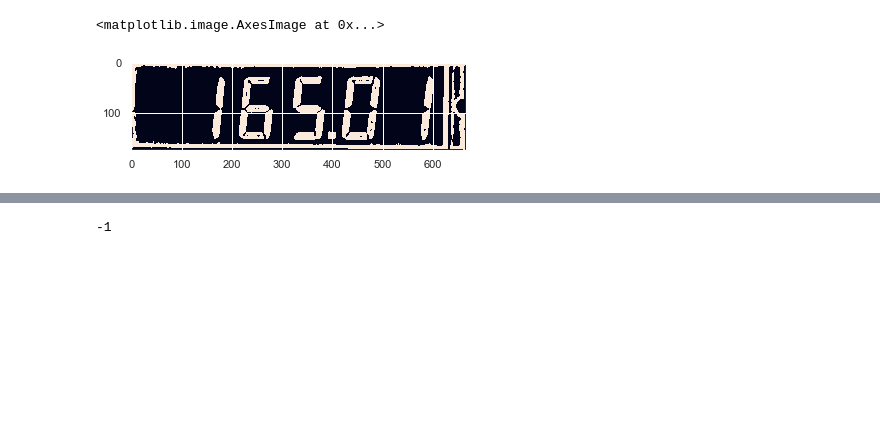
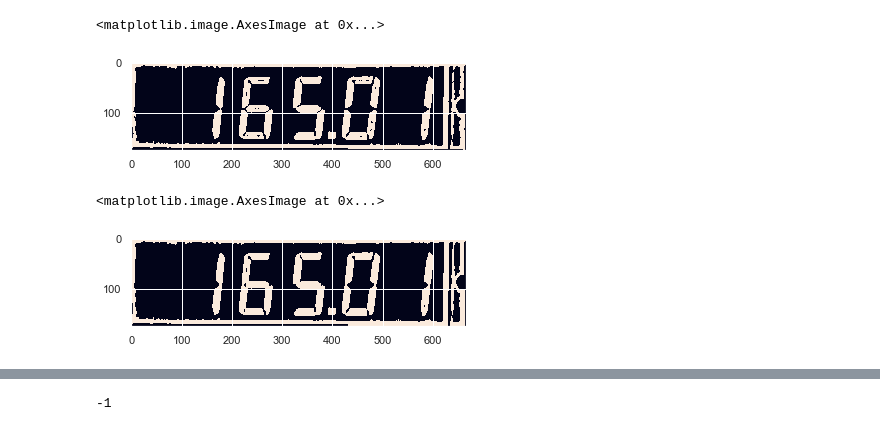
Before and after one commit to raphaaael95/Eleven_study, a Jupyter notebook: RAN_Digital_AM.ipynb, the cells around one changed output, grey strips where cells are left out. Saved outputs shown, nothing was run; the diff lists cells and outputs as text; code cells hidden in the pictures; blank space fills up the shorter version.

Commit message:
Version of digital reading with open/close functions

```diff
--- a/RAN_Digital_AM.ipynb
+++ b/RAN_Digital_AM.ipynb
@@ -78,8 +49,7 @@ plt.imshow(image)
 # %%
 # find contours in the edge map, then sort them by their
 # size in descending order
-cnts = cv2.findContours(edged.copy(), cv2.RETR_EXTERNAL,
-    cv2.CHAIN_APPROX_SIMPLE)
+cnts = cv2.findContours(edged.copy(), cv2.RETR_EXTERNAL,cv2.CHAIN_APPROX_SIMPLE)
 cnts = imutils.grab_contours(cnts)
 cnts = sorted(cnts, key=cv2.contourArea, reverse=True)
 displayCnt = None
@@ -135 +111,4 @@ thresh = cv2.morphologyEx(th2, cv2.MORPH_OPEN, kernel)
+# %%
+#Opening is just another name of erosion followed by dilation. It is useful in removing noise.
+thresh_opening = cv2.morphologyEx(th2, cv2.MORPH_OPEN, kernel, iterations = 1)
 # %%
@@ -137,3 +116,12 @@ plt.imshow(thresh)
 # %% [output]
 <matplotlib.image.AxesImage at 0x...>
 [figure]
+# %%
+#Closing is reverse of Opening, Dilation followed by Erosion.
+#It is useful in closing small holes inside the foreground objects, or small black points on the object.
+thresh_closing = cv2.morphologyEx(thresh_opening, cv2.MORPH_CLOSE, kernel, iterations = 1)
+# %%
+plt.imshow(thresh_closing)
+# %% [output]
+<matplotlib.image.AxesImage at 0x...>
+[figure, added]
```
Also changed, not shown: parts of 30 cells of this notebook, 1 other file.
